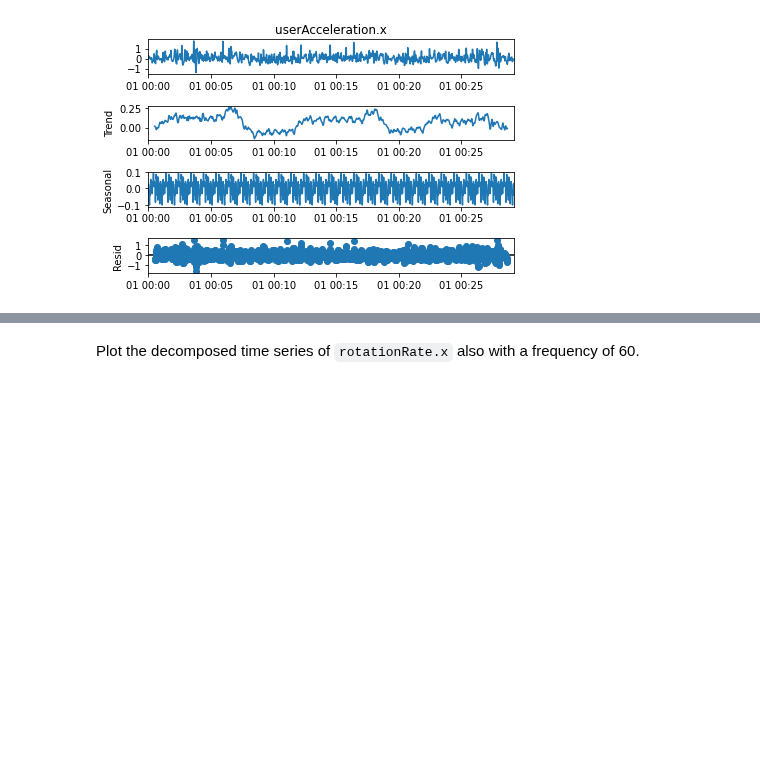
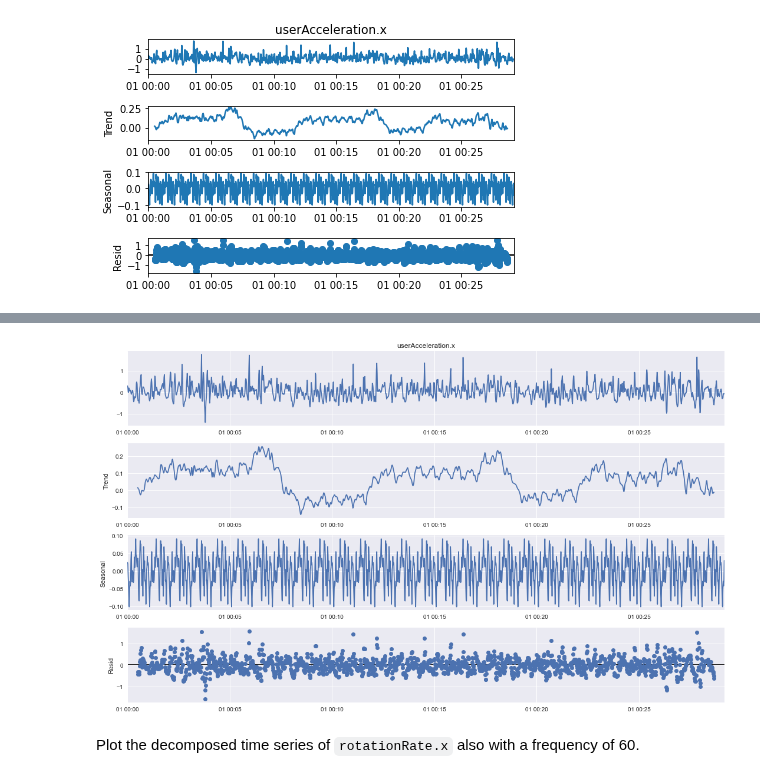
Before and after one commit to ironhack-datalabs/datamad1020, a Jupyter notebook: module-2/lab-time-series/your-code/main.ipynb, the cells around one changed output, grey strips where cells are left out. Drawn from its saved outputs; the diff is of its cells as text; code cells hidden in the pictures; blank space fills up the shorter version.

```diff
--- a/module-2/lab-time-series/your-code/main.ipynb
+++ b/module-2/lab-time-series/your-code/main.ipynb
@@ -113,3 +171,12 @@ res.plot();
+# %%
+#Option C
+from pylab import rcParams
+
+rcParams['figure.figsize'] = 15, 9
+
+res.plot();
+# %% [output]
+[figure, added]
 # %% [markdown]
 Plot the decomposed time series of `rotationRate.x` also with a frequency of 60.
 # %%
```
Also changed, not shown: parts of 23 cells of this notebook.
